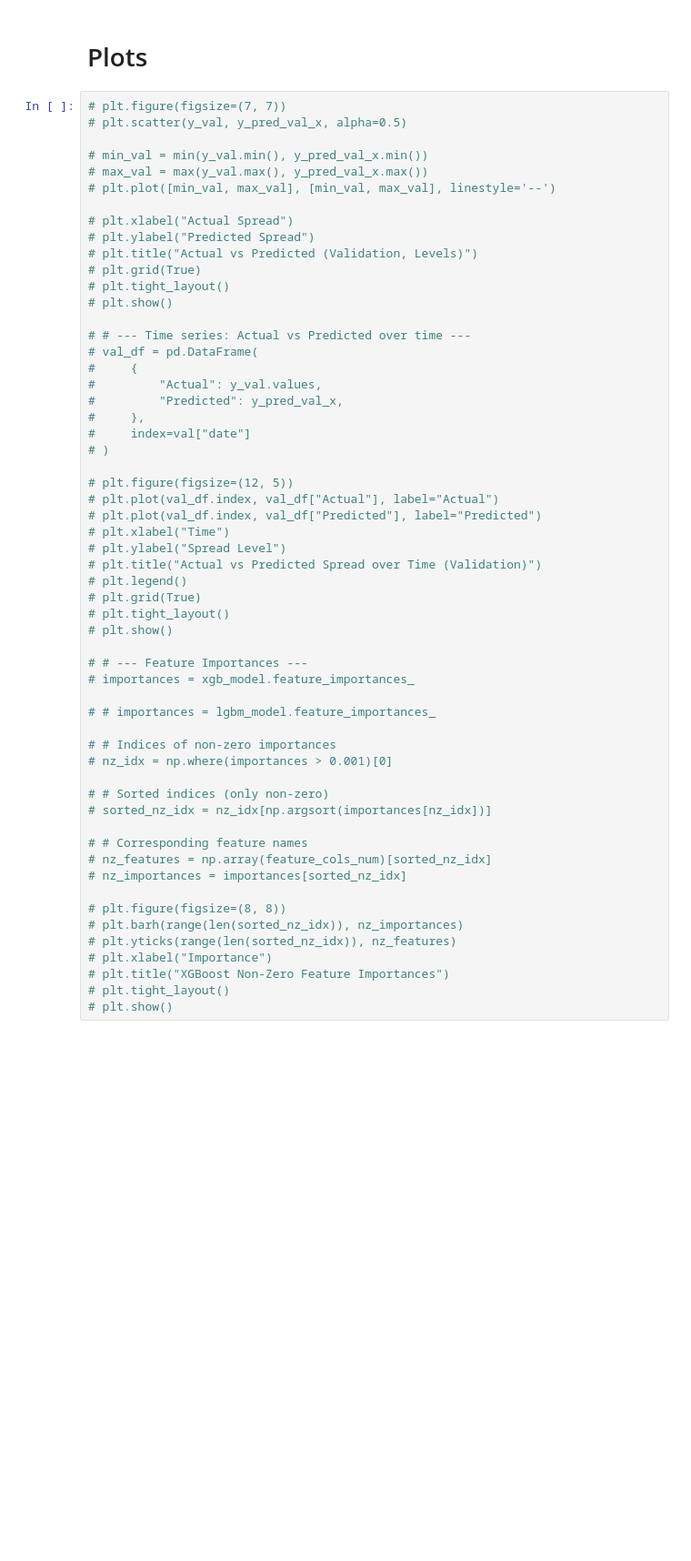
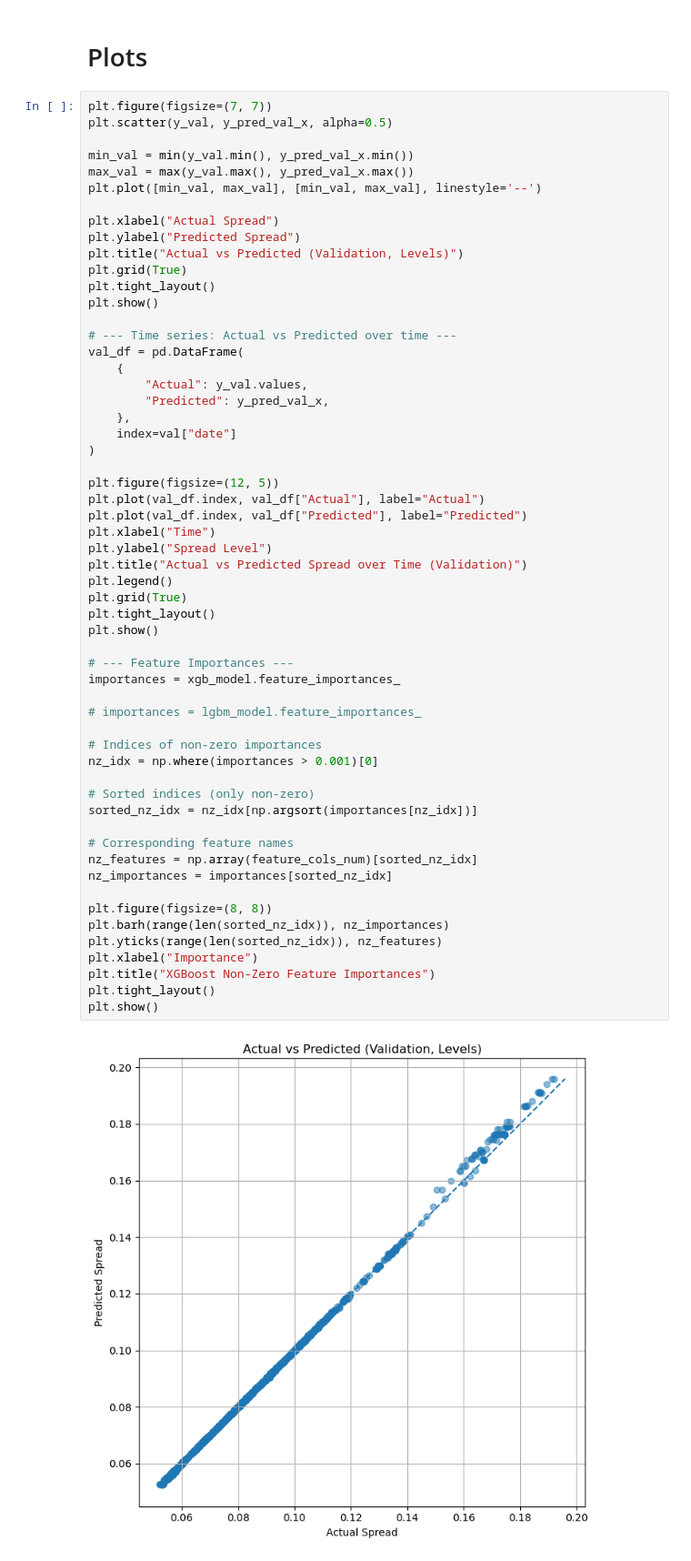
Before and after one commit to ShervUofT/MF703_CreditSpreadProject, a Jupyter notebook: final.ipynb, the cells around one changed output. Shown at 91% size. Saved outputs shown, nothing was run; the diff lists cells and outputs as text; blank space fills up the shorter version.

Commit message:
Add data_collection and code pdf

```diff
--- a/final.ipynb
+++ b/final.ipynb
@@ -231,59 +277,61 @@ print(f"DA  : {val_da:.4f}")
 # %% [markdown]
 # Plots
 # %%
-# plt.figure(figsize=(7, 7))
-# plt.scatter(y_val, y_pred_val_x, alpha=0.5)
+plt.figure(figsize=(7, 7))
+plt.scatter(y_val, y_pred_val_x, alpha=0.5)
 
-# min_val = min(y_val.min(), y_pred_val_x.min())
-# max_val = max(y_val.max(), y_pred_val_x.max())
-# plt.plot([min_val, max_val], [min_val, max_val], linestyle='--')
+min_val = min(y_val.min(), y_pred_val_x.min())
+max_val = max(y_val.max(), y_pred_val_x.max())
+plt.plot([min_val, max_val], [min_val, max_val], linestyle='--')
 
-# plt.xlabel("Actual Spread")
-# plt.ylabel("Predicted Spread")
-# plt.title("Actual vs Predicted (Validation, Levels)")
-# plt.grid(True)
-# plt.tight_layout()
-# plt.show()
+plt.xlabel("Actual Spread")
+plt.ylabel("Predicted Spread")
+plt.title("Actual vs Predicted (Validation, Levels)")
+plt.grid(True)
+plt.tight_layout()
+plt.show()
 
-# # --- Time series: Actual vs Predicted over time ---
-# val_df = pd.DataFrame(
-#     {
-#         "Actual": y_val.values,
-#         "Predicted": y_pred_val_x,
-#     },
-#     index=val["date"]
-# )
+# --- Time series: Actual vs Predicted over time ---
+val_df = pd.DataFrame(
+    {
+        "Actual": y_val.values,
+        "Predicted": y_pred_val_x,
+    },
+    index=val["date"]
+)
 
-# plt.figure(figsize=(12, 5))
-# plt.plot(val_df.index, val_df["Actual"], label="Actual")
-# plt.plot(val_df.index, val_df["Predicted"], label="Predicted")
-# plt.xlabel("Time")
-# plt.ylabel("Spread Level")
-# plt.title("Actual vs Predicted Spread over Time (Validation)")
-# plt.legend()
-# plt.grid(True)
-# plt.tight_layout()
-# plt.show()
+plt.figure(figsize=(12, 5))
+plt.plot(val_df.index, val_df["Actual"], label="Actual")
+plt.plot(val_df.index, val_df["Predicted"], label="Predicted")
+plt.xlabel("Time")
+plt.ylabel("Spread Level")
+plt.title("Actual vs Predicted Spread over Time (Validation)")
+plt.legend()
+plt.grid(True)
+plt.tight_layout()
+plt.show()
 
-# # --- Feature Importances ---
-# importances = xgb_model.feature_importances_
+# --- Feature Importances ---
+importances = xgb_model.feature_importances_
 
-# # importances = lgbm_model.feature_importances_
+# importances = lgbm_model.feature_importances_
 
-# # Indices of non-zero importances
-# nz_idx = np.where(importances > 0.001)[0]
+# Indices of non-zero importances
+nz_idx = np.where(importances > 0.001)[0]
 
-# # Sorted indices (only non-zero)
-# sorted_nz_idx = nz_idx[np.argsort(importances[nz_idx])]
+# Sorted indices (only non-zero)
+sorted_nz_idx = nz_idx[np.argsort(importances[nz_idx])]
 
-# # Corresponding feature names
-# nz_features = np.array(feature_cols_num)[sorted_nz_idx]
-# nz_importances = importances[sorted_nz_idx]
+# Corresponding feature names
+nz_features = np.array(feature_cols_num)[sorted_nz_idx]
+nz_importances = importances[sorted_nz_idx]
 
-# plt.figure(figsize=(8, 8))
-# plt.barh(range(len(sorted_nz_idx)), nz_importances)
-# plt.yticks(range(len(sorted_nz_idx)), nz_features)
-# plt.xlabel("Importance")
-# plt.title("XGBoost Non-Zero Feature Importances")
-# plt.tight_layout()
-# plt.show()
+plt.figure(figsize=(8, 8))
+plt.barh(range(len(sorted_nz_idx)), nz_importances)
+plt.yticks(range(len(sorted_nz_idx)), nz_features)
+plt.xlabel("Importance")
+plt.title("XGBoost Non-Zero Feature Importances")
+plt.tight_layout()
+plt.show()
+# %% [output]
+[figure, added]
```
Also changed, not shown: parts of 7 cells of this notebook, 2 other files.
